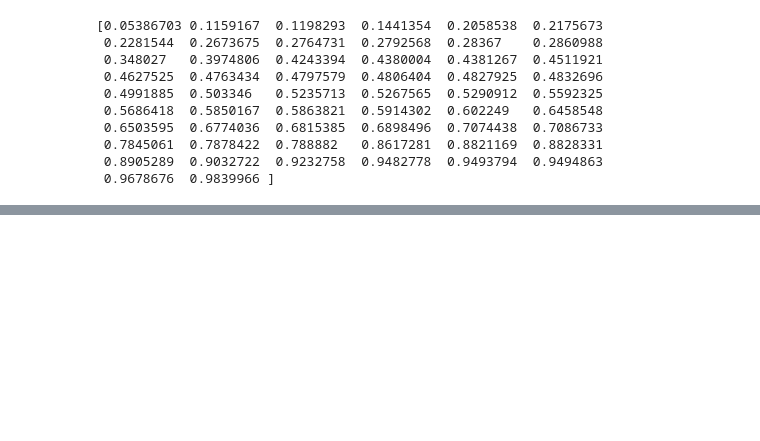
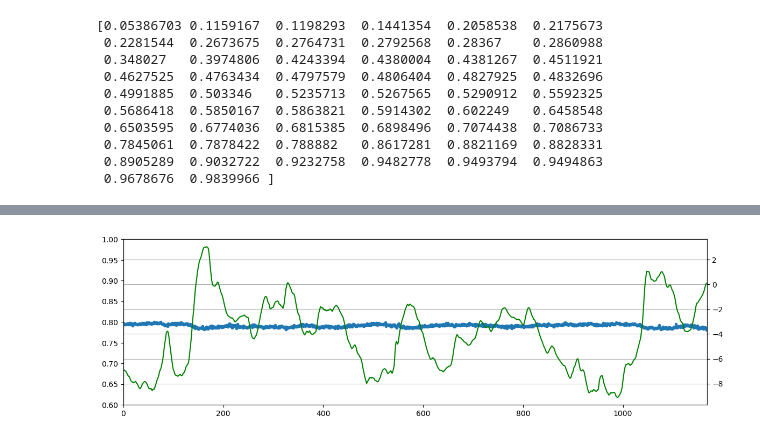
Before and after one commit to emilnebb/AOMA_Halogaland, a Jupyter notebook: src/AOMA/Result_exploration/result_analysis.ipynb, the cells around one changed output, grey strips where cells are left out. Saved outputs shown, nothing was run; the diff lists cells and outputs as text; code cells hidden in the pictures; blank space fills up the shorter version.

```diff
--- a/src/AOMA/Result_exploration/result_analysis.ipynb
+++ b/src/AOMA/Result_exploration/result_analysis.ipynb
@@ -8,7 +8,7 @@ from scipy import signal
 import dataloader_halogaland.dataloader as dl
 import os
 # %%
-loader = dl.HDF5_result_loader(path=os.getcwd()+'/../Referencebased_Cov-SSI/results/output_AOMA.h5')
+loader = dl.HDF5_result_loader(path=os.getcwd()+'/../Referencebased_Cov-SSI/results/output_4_AOMA.h5')
 # %%
 print(np.array(loader.hdf5_file[loader.periods[0]]['Frequencies']))
 # %% [output]
@@ -18,13 +19,25 @@ print(np.array(loader.hdf5_file[loader.periods[0]]['Frequencies']))
 # %%
 freqs = []
 num = []
+temps = []
+mean_wind = []
+max_wind = []
+execution_time = []
+high_freqs = []
 
 counter = 0
 for period in loader.periods:
     counter += 1
     frequencies = np.array(loader.hdf5_file[period]['Frequencies'])
     freqs.extend(frequencies)
+    mean_wind.append(loader.hdf5_file[period].attrs['Mean wind speed'])
+    max_wind.append(loader.hdf5_file[period].attrs['Max wind speed'])
+    temps.append(loader.hdf5_file[period].attrs['Mean temp'])
+    execution_time.append(loader.hdf5_file[period].attrs['Execution time'])
     num.extend(np.ones_like(frequencies)*counter)
+
+    #pick element from frequencies with value closest to 0.8 Hz
+    high_freqs.append(min(list(frequencies), key=lambda x:abs(x-0.8)))
 # %%
 #Load FEM results to use as a bench mark
 hf = h5py.File(os.getcwd()+ '/../../../FEM/HalogalandModel_exportmodal.h5', 'r')
@@ -81,0 +94,10 @@ plt.show()
+# %%
+fig, ax1 = plt.subplots(figsize=(14,4))
+ax1.scatter(np.arange(0, len(high_freqs)), np.array(high_freqs), marker='.', label = 'AOMA')
+ax2 = plt.twinx()
+ax2.plot(np.arange(0, len(temps)), np.array(temps), label = 'Mean temp', color='green')
+ax1.set_ylim([0.6,1])
+plt.xlim([0, len(high_freqs)])
+plt.grid()
+# %% [output]
+[figure, added]
```
Also changed, not shown: parts of 5 cells of this notebook.
